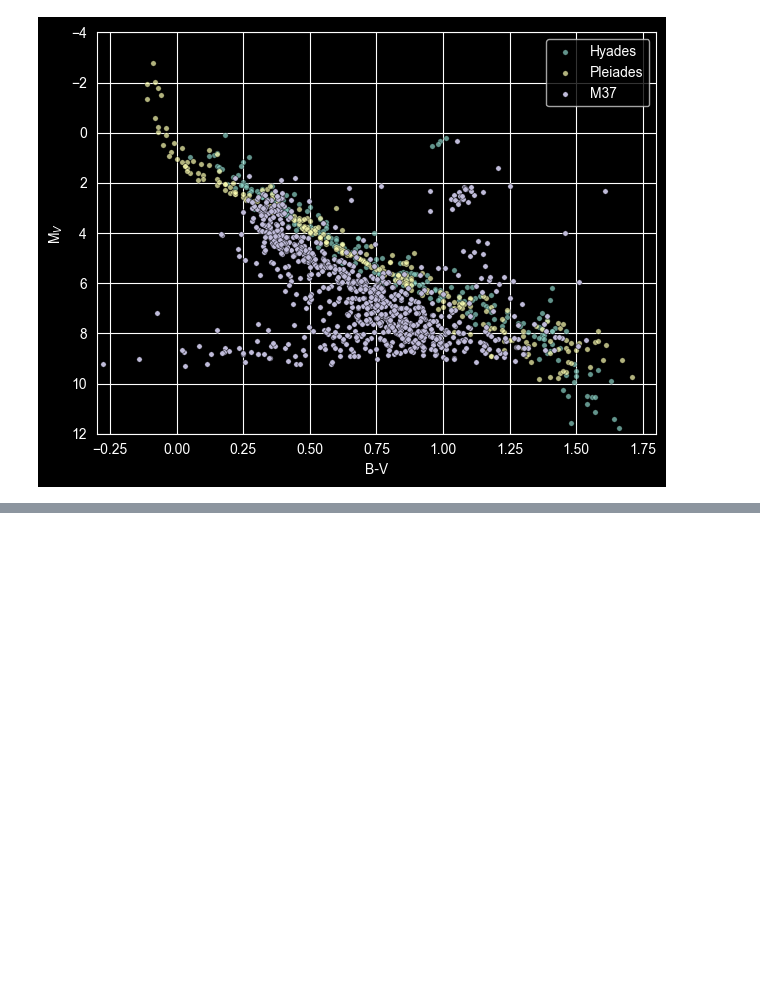
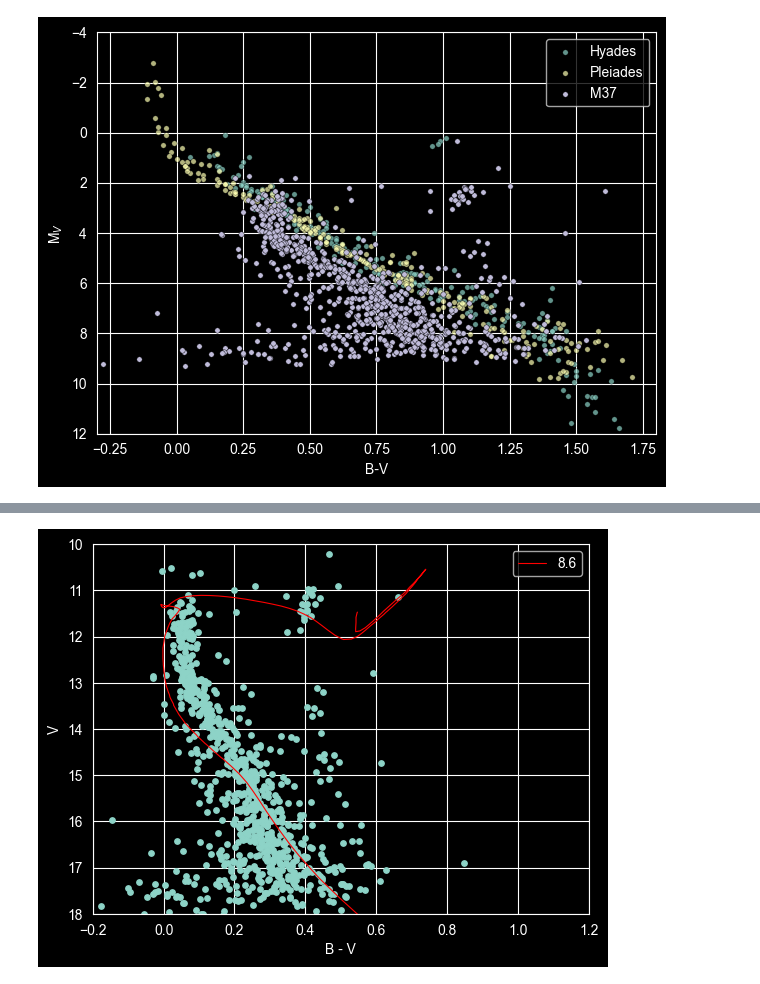
Before and after one commit to KevinLeenaerts/Observational-Astronomy, a Jupyter notebook: Master.ipynb, the cells around one changed output, grey strips where cells are left out. Saved outputs shown, nothing was run; the diff lists cells and outputs as text; code cells hidden in the pictures; blank space fills up the shorter version.

```diff
--- a/Master.ipynb
+++ b/Master.ipynb
@@ -630,0 +640,24 @@ print(phase)
+# %%
+plt.figure()
+
+# for age in ages[::4]:
+#     iso = df[(df['logAge'] == age) & (df['label'] <= 5)]
+#     plt.plot(iso['Bmag'] - iso['Vmag'], iso['Vmag'], linewidth=0.8, label=f"{age:.1f}")
+nearest_age = available_ages[np.argmin(np.abs(available_ages - best_log_age))]
+
+iso = df[
+    (df['logAge_round'] == nearest_age) &
+    (df['label'] <= 5)
+]
+plt.plot(iso['Vmag'] - iso['Rmag'], iso['Vmag'] + best_mu, linewidth=0.8, label=f"{best_log_age:.1f}", color="r")
+
+plt.gca().invert_yaxis()
+plt.scatter(M37_V - M37_r, M37_V, s=15)
+plt.xlabel('B - V')
+plt.ylabel('V')
+plt.xlim(-0.2, 1.2)
+plt.ylim(18, 10)
+plt.legend()
+plt.show()
+# %% [output]
+[figure, added]
```
Also changed, not shown: parts of 11 cells of this notebook, 2 other files.
